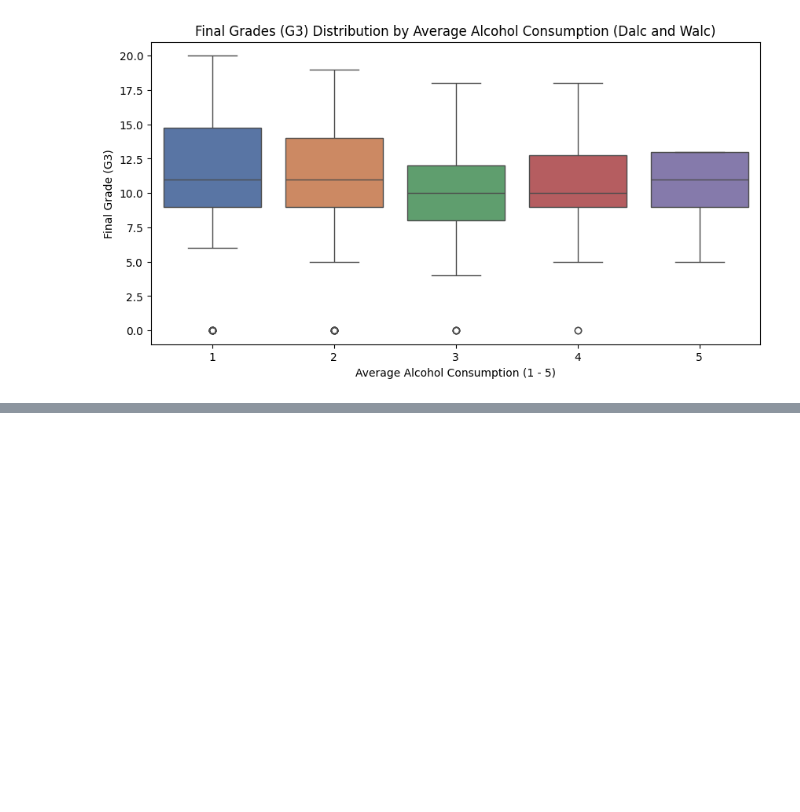
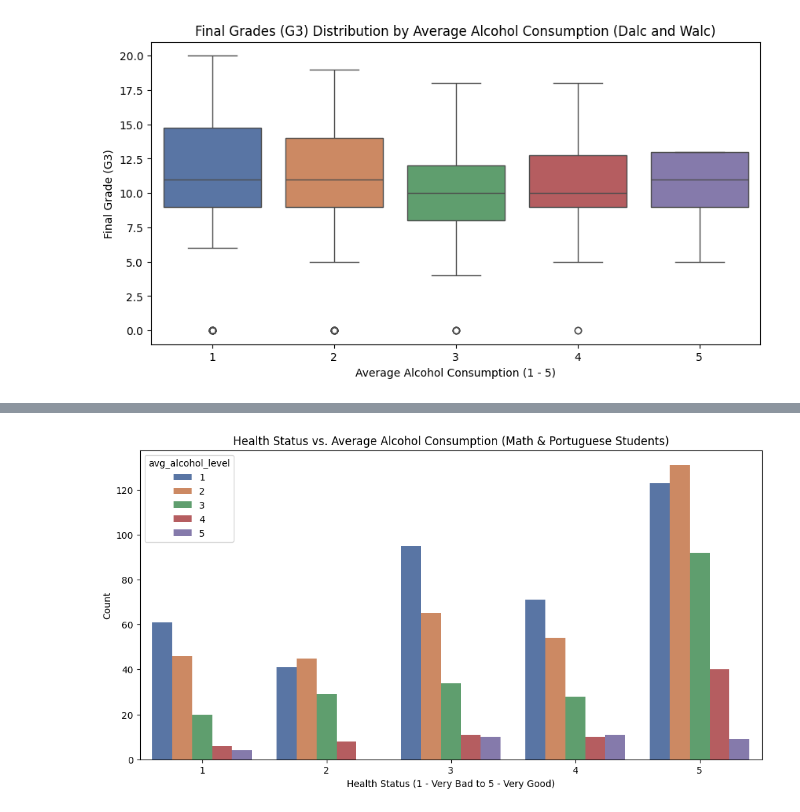
Before and after one commit to royruik/CSI4142_Assignments, a Jupyter notebook: A1_Jupyter_Analysis.ipynb, the cells around one changed output, grey strips where cells are left out. Drawn from its saved outputs; the diff is of its cells as text; code cells hidden in the pictures; blank space fills up the shorter version.

Commit message:
Insight 9&10 for dataset 2 and References

```diff
--- a/A1_Jupyter_Analysis.ipynb
+++ b/A1_Jupyter_Analysis.ipynb
@@ -325,6 +308,7 @@ It turns out majority of students belong to families where **parents have lower
 # %%
 # Create a new column combining both Medu (Mother's Education) and Fedu (Father's Education)
 student_mat["parent_edu"] = student_mat[["Medu", "Fedu"]].max(axis=1)
+student_por["parent_edu"] = student_por[["Medu", "Fedu"]].max(axis=1)
 
 # Group parental education into '0-3' (Lower) and '4' (Higher)
 student_mat["parent_edu_group"] = student_mat["parent_edu"].apply(lambda x: "0-3" if x < 4 else "4")
@@ -635,0 +644,36 @@ plt.show()
+# %%
+# Define the order for the x-axis (health levels)
+x_order = sorted(student_mat["health"].unique())  # Unique levels of health
+
+# Create a custom color palette
+hue_order = sorted(student_mat["avg_alcohol_level"].unique())  # Unique levels of avg_alcohol_level
+custom_palette = sns.color_palette("deep", len(hue_order))
+
+# Combine datasets with course labels
+combined_students = pd.concat([
+    student_mat[["health", "avg_alcohol_level"]].assign(course="Math"),
+    student_por[["health", "avg_alcohol_level"]].assign(course="Portuguese")
+])
+
+# Create figure
+plt.figure(figsize=(12, 6))
+
+# Plot countplot for Health vs. Average Alcohol Consumption, separated by course
+sns.countplot(
+    x="health",
+    data=combined_students,
+    hue="avg_alcohol_level",  # Average Alcohol Consumption as the secondary variable
+    palette=custom_palette,
+    hue_order=hue_order,
+    order=x_order
+)
+
+# Labels and Title
+plt.title("Health Status vs. Average Alcohol Consumption (Math & Portuguese Students)")
+plt.xlabel("Health Status (1 - Very Bad to 5 - Very Good)")
+plt.ylabel("Count")
+
+# Show plot
+plt.show()
+# %% [output]
+[figure, added]
```
Also changed, not shown: parts of 11 cells of this notebook.
